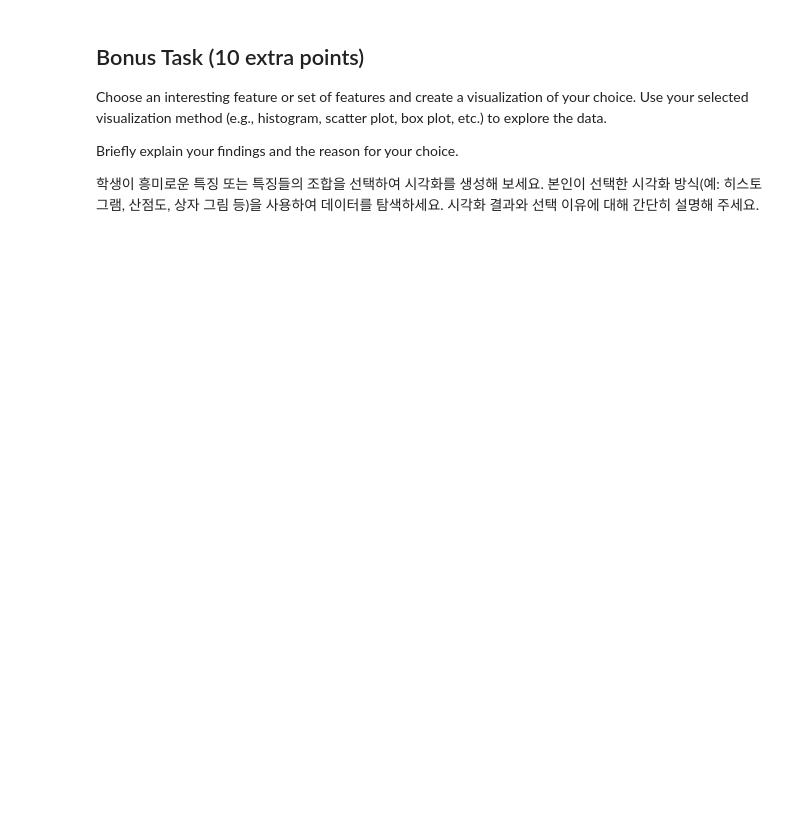
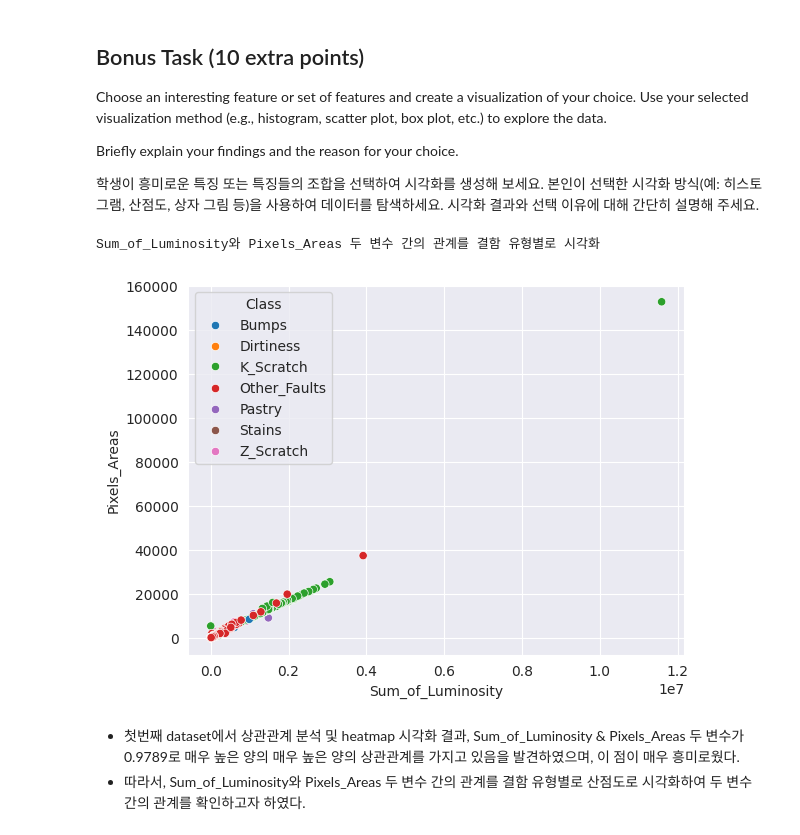
Before and after one commit to YewonMin/DeepLearning_Character-Level-Language-Models, a Jupyter notebook: DAEM_Midterm_practical_test.ipynb, the cells around one changed output. Cells and saved outputs as stored; diff of their text form; code cells hidden in the pictures; blank space fills up the shorter version.

```diff
--- a/DAEM_Midterm_practical_test.ipynb
+++ b/DAEM_Midterm_practical_test.ipynb
@@ -401,3 +476,14 @@ Briefly explain your findings and the reason for your choice.
 
 학생이 흥미로운 특징 또는 특징들의 조합을 선택하여 시각화를 생성해 보세요. 본인이 선택한 시각화 방식(예: 히스토그램, 산점도, 상자 그림 등)을 사용하여 데이터를 탐색하세요.
 시각화 결과와 선택 이유에 대해 간단히 설명해 주세요.
+# %%
+data_visu4 = data.copy()
+sns.scatterplot(data=data_visu4, x='Sum_of_Luminosity', y='Pixels_Areas', hue='Class')
+
+print('Sum_of_Luminosity와 Pixels_Areas 두 변수 간의 관계를 결함 유형별로 시각화')
+# %% [output]
+Sum_of_Luminosity와 Pixels_Areas 두 변수 간의 관계를 결함 유형별로 시각화
+[figure, added]
+# %% [markdown]
+* 첫번째 dataset에서 상관관계 분석 및 heatmap 시각화 결과, Sum_of_Luminosity & Pixels_Areas 두 변수가 0.9789로 매우 높은 양의  매우 높은 양의 상관관계를 가지고 있음을 발견하였으며, 이 점이 매우 흥미로웠다.
+* 따라서, Sum_of_Luminosity와 Pixels_Areas 두 변수 간의 관계를 결함 유형별로 산점도로 시각화하여 두 변수 간의 관계를 확인하고자 하였다.
```
Also changed, not shown: parts of 11 cells of this notebook.
